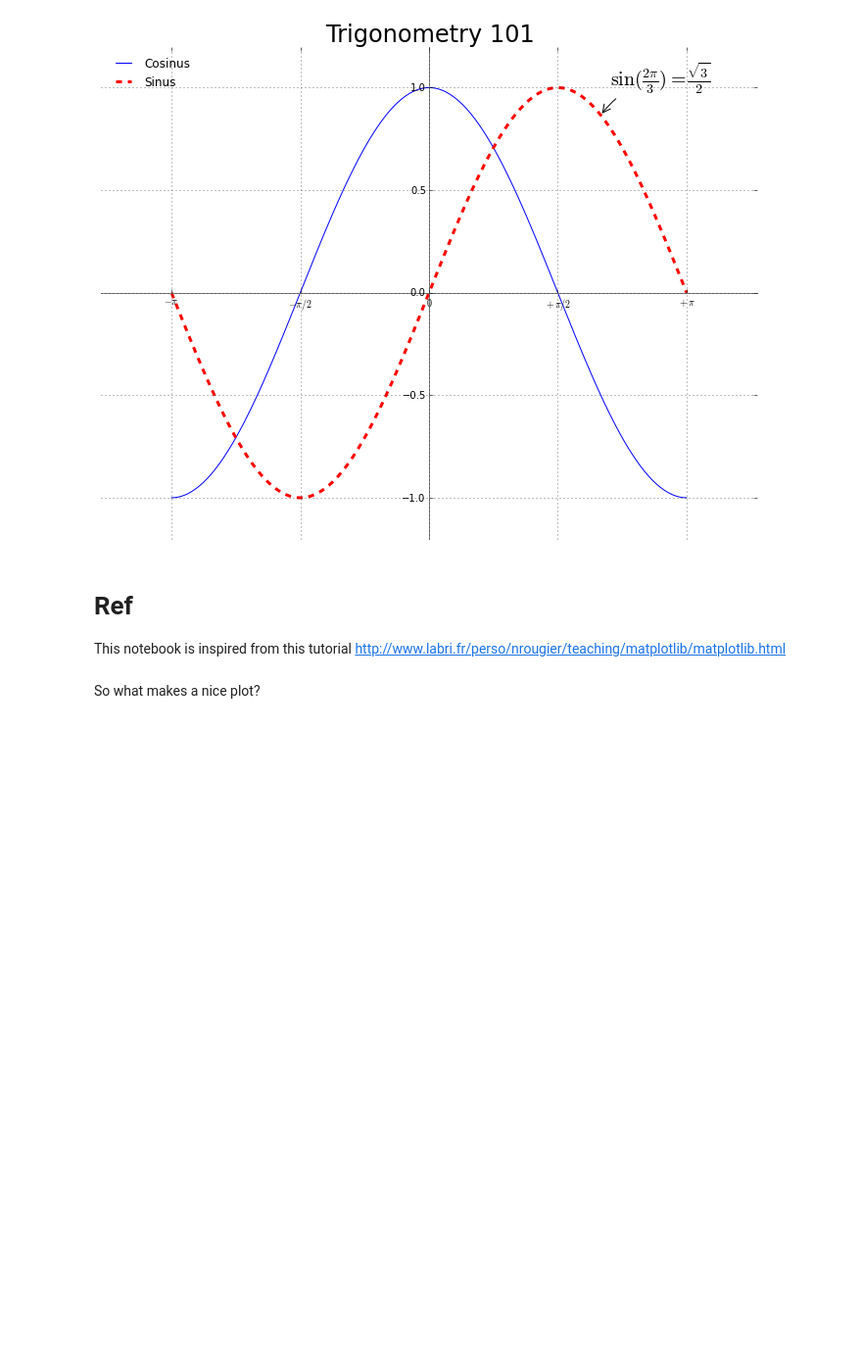
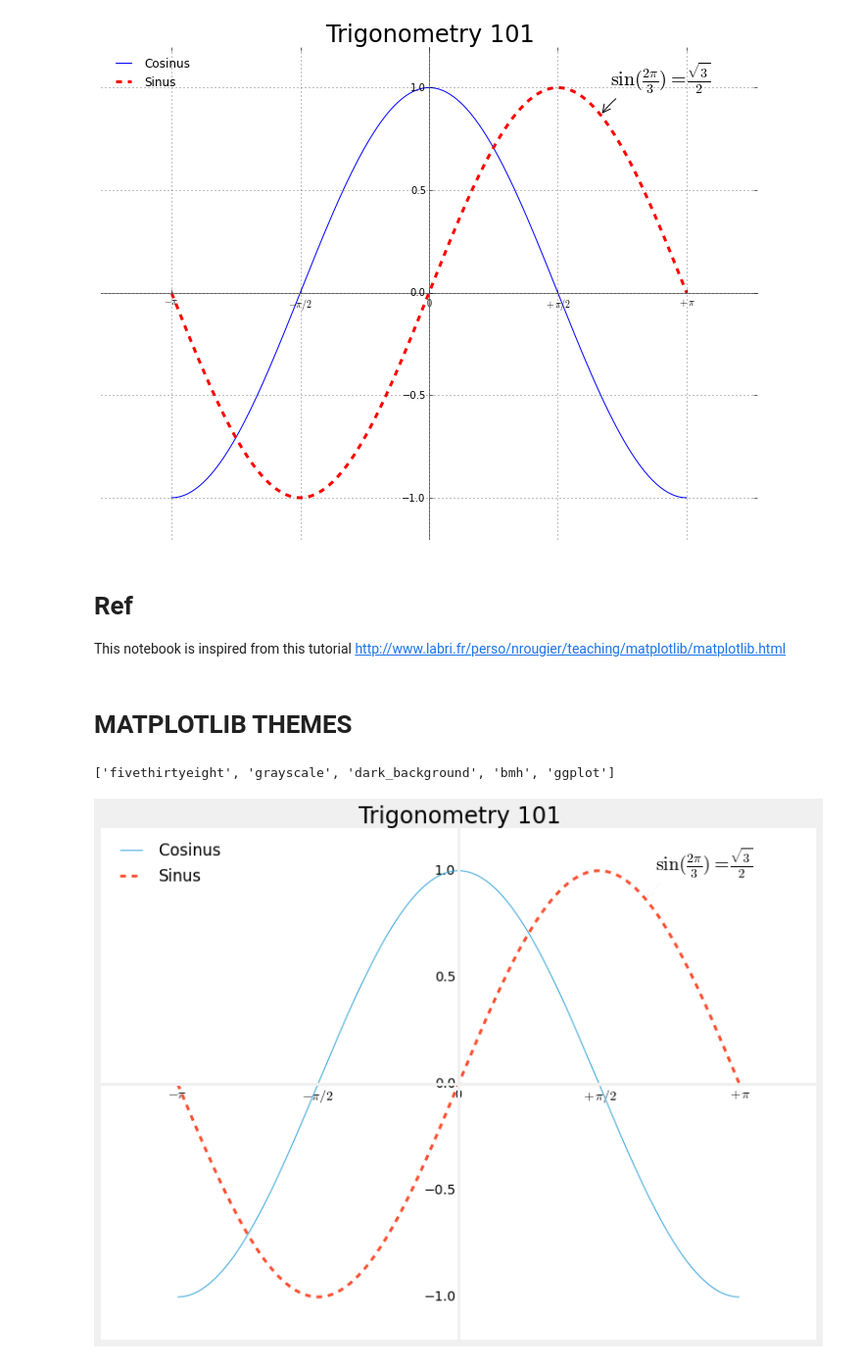
Before and after one commit to alexisperrier/gads, a Jupyter notebook: 05_visualization/py/Lesson 5 Notebook 1 Matplotlib.ipynb, the cells around one changed output. Shown: that part at 98% size. Cells and saved outputs as stored; diff of their text form; code cells hidden in the pictures; blank space fills up the shorter version.

```diff
--- a/05_visualization/py/Lesson 5 Notebook 1 Matplotlib.ipynb
+++ b/05_visualization/py/Lesson 5 Notebook 1 Matplotlib.ipynb
@@ -246,5 +246,60 @@ fig.savefig('lesson_6_Trigonometry_101.png')
 # %% [markdown]
 # Ref
 This notebook is inspired from this tutorial http://www.labri.fr/perso/nrougier/teaching/matplotlib/matplotlib.html
-# %% [markdown]
-So what makes a nice plot?
+# %% [markdown]
+# MATPLOTLIB THEMES
+# %%
+print(plt.style.available)
+# %% [output]
+['fivethirtyeight', 'grayscale', 'dark_background', 'bmh', 'ggplot']
+# %%
+from matplotlib import cm
+plt.style.use('fivethirtyeight')
+
+fig, ax = plt.subplots(figsize=(12, 9))
+
+plt.plot(X,C,   linewidth=1.0, linestyle="-", label = 'Cosinus')
+plt.plot(X,S,   linewidth=3.0, linestyle='dashed', label = 'Sinus')
+
+# ticks
+plt.ylim(-1.2, 1.2)
+plt.xticks([-np.pi, -np.pi/2, 0, np.pi/2, np.pi], [r'$-\pi$', r'$-\pi/2$', r'$0$', r'$+\pi/2$', r'$+\pi$']);
+
+# make the label bigger, with a slight white background
+for label in ax.get_xticklabels() + ax.get_yticklabels():
+    label.set_fontsize(16)
+
+# Center spines
+ax.spines['right'].set_color('none')
+ax.spines['top'].set_color('none')
+ax.spines['bottom'].set_position(('data',0))
+ax.spines['left'].set_position(('data',0))
+
+
+# And let the plot choose the best position or Upper Left
+plt.legend(loc='upper left', frameon=False)
+
+# Background color
+ax.set_axis_bgcolor('white')
+
+# Keep a grid
+plt.grid()
+
+# And annotations
+t = 2*np.pi/3
+plt.annotate(r'$\sin(\frac{2\pi}{3})=\frac{\sqrt{3}}{2}$',
+             xy=(t, np.sin(t)),
+             xycoords='data',
+             xytext=(+10, +30),
+             textcoords='offset points',
+             fontsize=20,
+             arrowprops=dict(arrowstyle="->", connectionstyle="arc3,rad=.2")
+            )
+
+# Title
+plt.title('Trigonometry 101', fontsize=24)
+
+# And save
+fig.savefig('lesson_6_Trigonometry_101.png')
+# %% [output]
+[figure, added]
```
Also changed, not shown: 12 other files.
